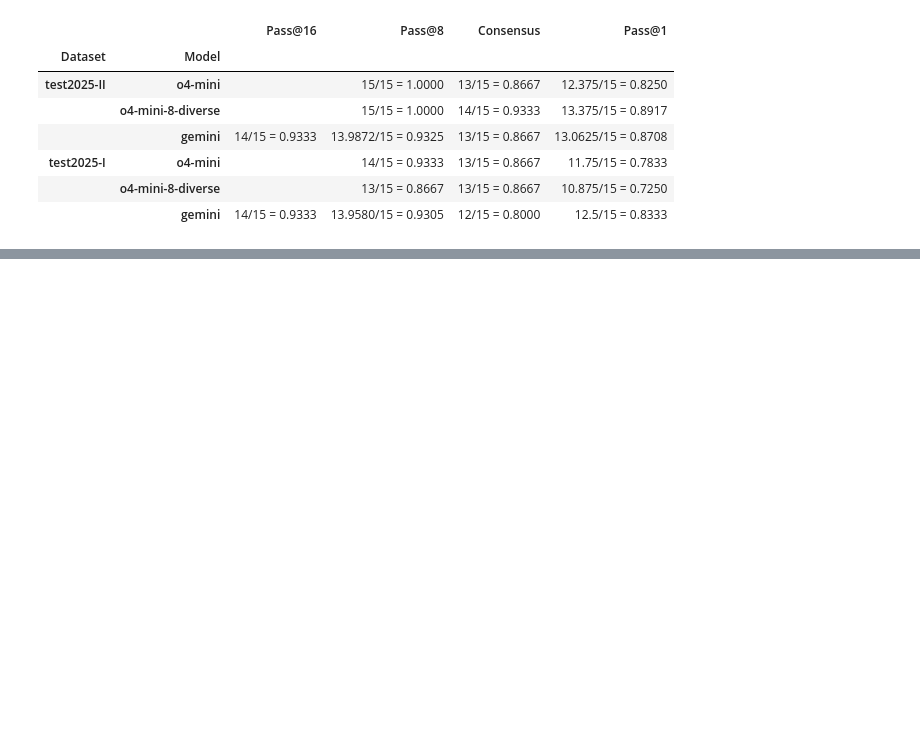
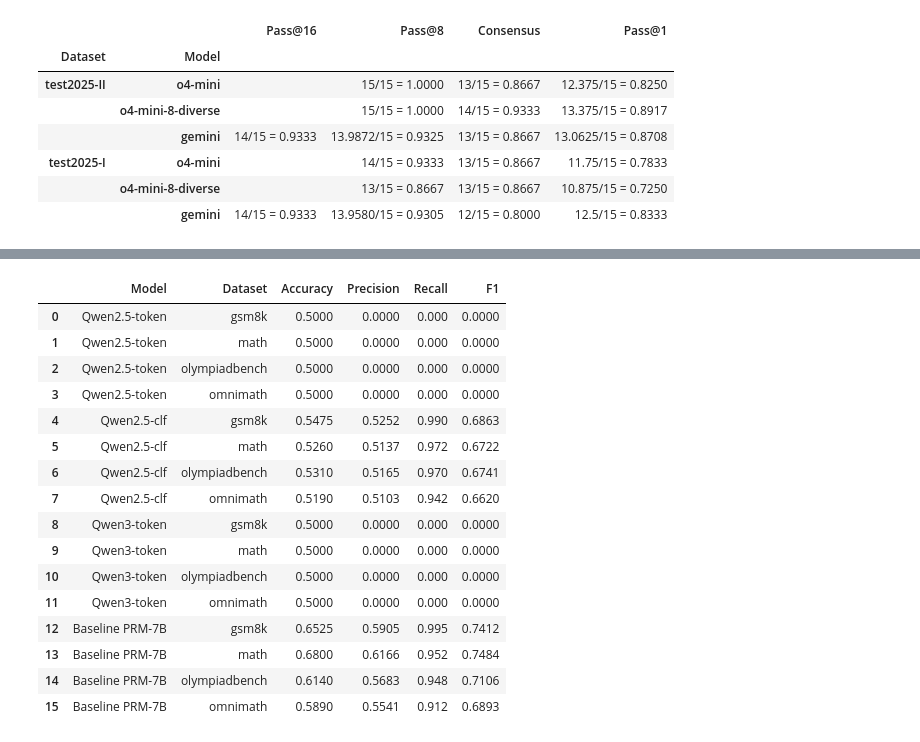
Before and after one commit to FrozenWolf-Cyber/Math-PRM, a Jupyter notebook: aime_test.ipynb, the cells around one changed output, grey strips where cells are left out. Cells and saved outputs as stored; diff of their text form; code cells hidden in the pictures; blank space fills up the shorter version.

Commit message:
benchmark qwen processbench

```diff
--- a/aime_test.ipynb
+++ b/aime_test.ipynb
@@ -537,0 +498,77 @@ file[0]
+# %%
+import pandas as pd
+aime_data = {
+    "Model": [
+        "Qwen2.5-token", "Qwen2.5-clf", "Qwen3-token", "Qwen3-clf", "Baseline PRM-7B"
+    ],
+    "test2025-I / o4-mini": [0.8000] * 5,
+    "test2025-I / gemini": [0.8667] * 5,
+    "test2025-I / o4-mini-8-diverse": [0.7333] * 5,
+    "test2025-II / o4-mini": [0.9333] * 5,
+    "test2025-II / gemini": [0.8667] * 5,
+    "test2025-II / o4-mini-8-diverse": [0.8667] * 5
+}
+
+df_aime = pd.DataFrame(aime_data)
+
+
+myprm_data = {
+    "Model": [
+        "Qwen2.5-token",
+        "Qwen2.5-clf",
+        "Qwen3-token",
+        "Qwen3-clf",
+        "Baseline PRM-7B (Step-wise)",
+        "Baseline PRM-7B (Problem-wise)"
+    ],
+    "Accuracy": [0.0402, 0.8994, 0.0402, None, 0.9309, 0.5702],
+    "Precision": [0.0, 0.9726, 0.0, None, 0.9802, 0.4923],
+    "Recall": [0.0, 0.9212, 0.0, None, 0.9472, 0.6275],
+    "F1": [0.0, 0.9462, 0.0, None, 0.9634, 0.5517]
+}
+
+df_myprm = pd.DataFrame(myprm_data)
+
+
+processbench_data = {
+    "Model": [
+        "Qwen2.5-token"]*4 +
+        ["Qwen2.5-clf"]*4 +
+        ["Qwen3-token"]*4 +
+        ["Baseline PRM-7B"]*4,
+    "Dataset": ["gsm8k", "math", "olympiadbench", "omnimath"] * 4,
+    "Accuracy": [
+        0.5000, 0.5000, 0.5000, 0.5000,
+        0.5475, 0.5260, 0.5310, 0.5190,
+        0.5000, 0.5000, 0.5000, 0.5000,
+        0.6525, 0.6800, 0.6140, 0.5890
+    ],
+    "Precision": [
+        0.0, 0.0, 0.0, 0.0,
+        0.5252, 0.5137, 0.5165, 0.5103,
+        0.0, 0.0, 0.0, 0.0,
+        0.5905, 0.6166, 0.5683, 0.5541
+    ],
+    "Recall": [
+        0.0, 0.0, 0.0, 0.0,
+        0.9900, 0.9720, 0.9700, 0.9420,
+        0.0, 0.0, 0.0, 0.0,
+        0.9950, 0.9520, 0.9480, 0.9120
+    ],
+    "F1": [
+        0.0, 0.0, 0.0, 0.0,
+        0.6863, 0.6722, 0.6741, 0.6620,
+        0.0, 0.0, 0.0, 0.0,
+        0.7412, 0.7484, 0.7106, 0.6893
+    ]
+}
+
+df_processbench = pd.DataFrame(processbench_data)
+
+print("AIME Benchmark:")
+display(df_aime)
+print("PRM Test set subest (10 qnsper subject):")
+display(df_myprm)
+print("ProcessBench Benchmark:")
+display(df_processbench)
+# %% [output]
@@ -537,0 +591,17 @@ file[0]
+|  | Model | Dataset | Accuracy | Precision | Recall | F1 |
+| 0 | Qwen2.5-token | gsm8k | 0.5000 | 0.0000 | 0.000 | 0.0000 |
+| 1 | Qwen2.5-token | math | 0.5000 | 0.0000 | 0.000 | 0.0000 |
+| 2 | Qwen2.5-token | olympiadbench | 0.5000 | 0.0000 | 0.000 | 0.0000 |
+| 3 | Qwen2.5-token | omnimath | 0.5000 | 0.0000 | 0.000 | 0.0000 |
+| 4 | Qwen2.5-clf | gsm8k | 0.5475 | 0.5252 | 0.990 | 0.6863 |
+| 5 | Qwen2.5-clf | math | 0.5260 | 0.5137 | 0.972 | 0.6722 |
+| 6 | Qwen2.5-clf | olympiadbench | 0.5310 | 0.5165 | 0.970 | 0.6741 |
+| 7 | Qwen2.5-clf | omnimath | 0.5190 | 0.5103 | 0.942 | 0.6620 |
+| 8 | Qwen3-token | gsm8k | 0.5000 | 0.0000 | 0.000 | 0.0000 |
+| 9 | Qwen3-token | math | 0.5000 | 0.0000 | 0.000 | 0.0000 |
+| 10 | Qwen3-token | olympiadbench | 0.5000 | 0.0000 | 0.000 | 0.0000 |
+| 11 | Qwen3-token | omnimath | 0.5000 | 0.0000 | 0.000 | 0.0000 |
+| 12 | Baseline PRM-7B | gsm8k | 0.6525 | 0.5905 | 0.995 | 0.7412 |
+| 13 | Baseline PRM-7B | math | 0.6800 | 0.6166 | 0.952 | 0.7484 |
+| 14 | Baseline PRM-7B | olympiadbench | 0.6140 | 0.5683 | 0.948 | 0.7106 |
+| 15 | Baseline PRM-7B | omnimath | 0.5890 | 0.5541 | 0.912 | 0.6893 |
```
Also changed, not shown: parts of 4 cells of this notebook, 1 other file.
